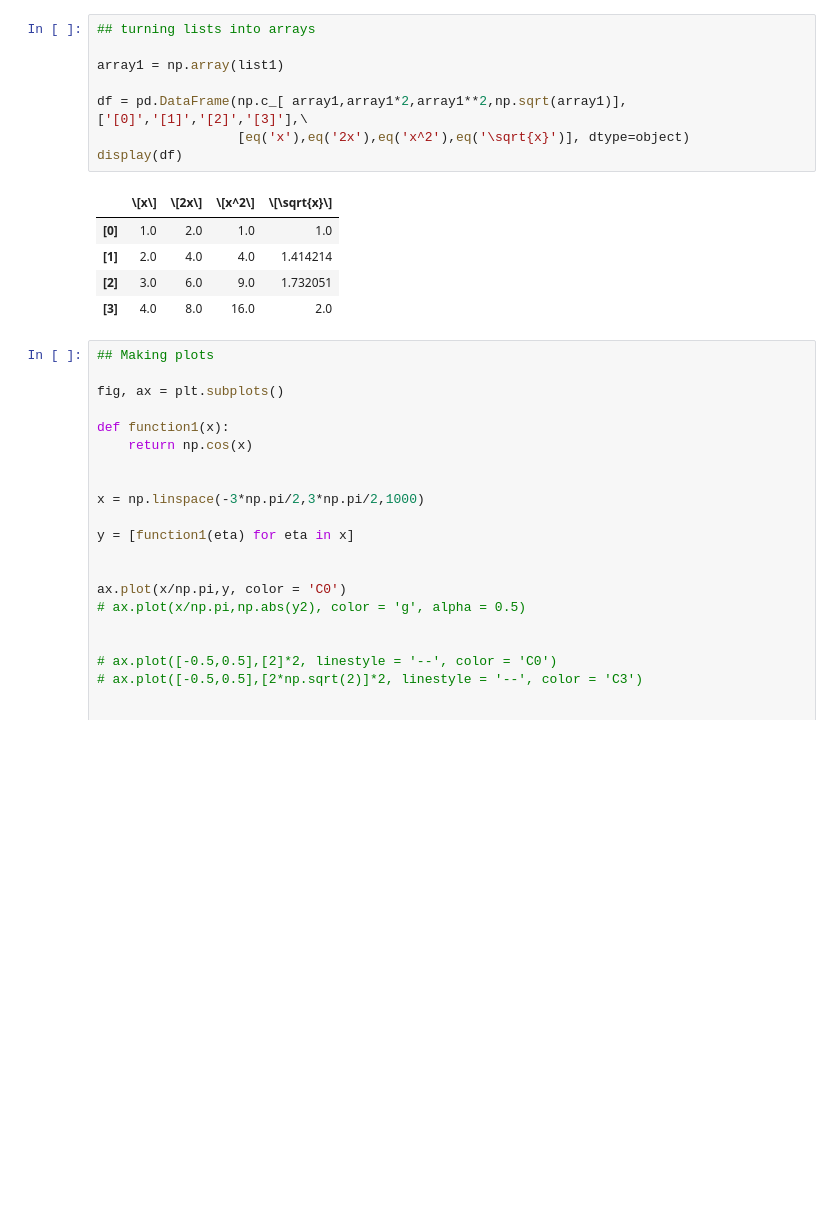
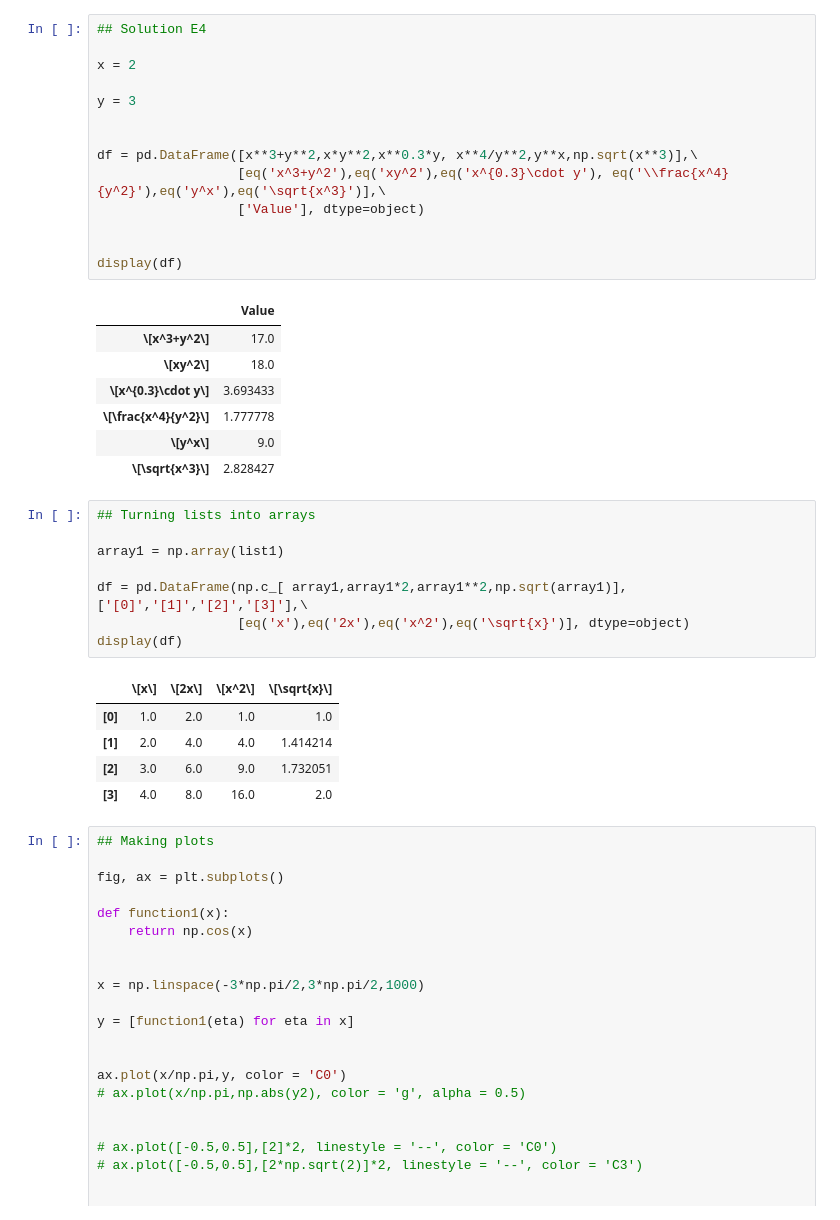
Before and after one commit to QuantumLab-UChicago/CCC_2024, a Jupyter notebook: CCC_pythonBootcamp.ipynb, the cells around one changed output. Saved outputs shown, nothing was run; the diff lists cells and outputs as text; blank space fills up the shorter version.

```diff
--- a/CCC_pythonBootcamp.ipynb
+++ b/CCC_pythonBootcamp.ipynb
@@ -125,5 +237,27 @@ d
+# %%
+## Solution E4
+
+x = 2
+
+y = 3
+
+
+df = pd.DataFrame([x**3+y**2,x*y**2,x**0.3*y, x**4/y**2,y**x,np.sqrt(x**3)],\
+                  [eq('x^3+y^2'),eq('xy^2'),eq('x^{0.3}\cdot y'), eq('\\frac{x^4}{y^2}'),eq('y^x'),eq('\sqrt{x^3}')],\
+                  ['Value'], dtype=object)
+
+
+display(df)
+# %% [output]
+|  | Value |
+| \[x^3+y^2\] | 17.0 |
+| \[xy^2\] | 18.0 |
+| \[x^{0.3}\cdot y\] | 3.693433 |
+| \[\frac{x^4}{y^2}\] | 1.777778 |
+| \[y^x\] | 9.0 |
+| \[\sqrt{x^3}\] | 2.828427 |
 # %%
-## turning lists into arrays
+## Turning lists into arrays
 
 array1 = np.array(list1)
 
```
Also changed, not shown: parts of 35 cells of this notebook.
